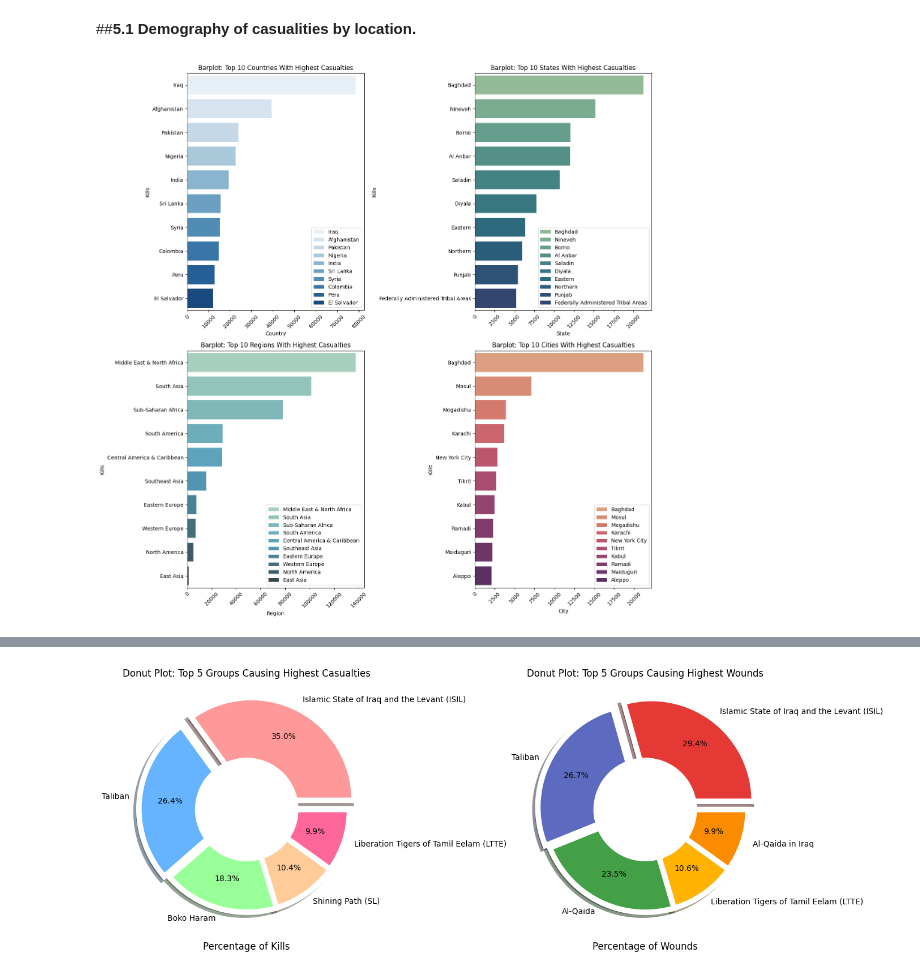
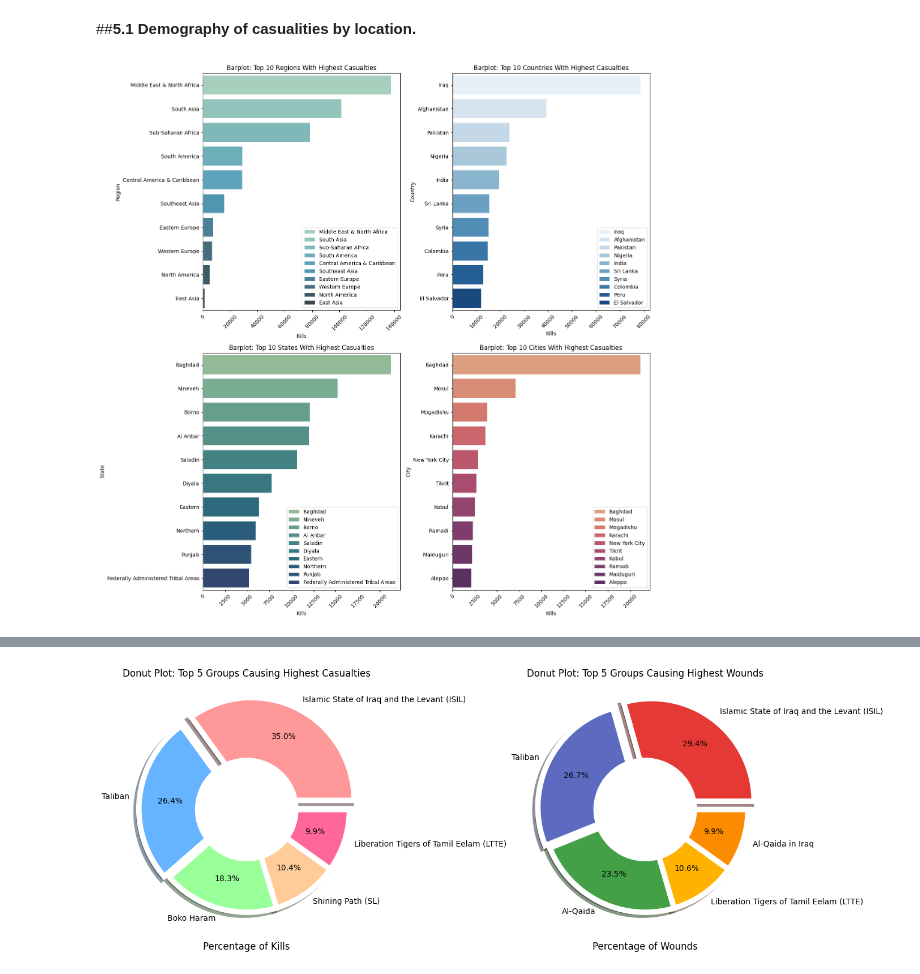
Before and after one commit to dacenish/EDA-Global-terrorism, a Jupyter notebook: Capstone_Project_Global_terrorism_EDA_by_Danish_Zia.ipynb, the cells around one changed output, grey strips where cells are left out. Saved outputs shown, nothing was run; the diff lists cells and outputs as text; code cells hidden in the pictures.

```diff
--- a/Capstone_Project_Global_terrorism_EDA_by_Danish_Zia.ipynb
+++ b/Capstone_Project_Global_terrorism_EDA_by_Danish_Zia.ipynb
@@ -292,47 +296,51 @@ top_cities = top_cities.drop('Unknown', errors='ignore')
 
 # Add margins between subplots
 plt.subplots_adjust(left=0.1, right=0.9, bottom=0.1, top=0.9, wspace=0.4, hspace=0.4)
 
 # Plot Subplot of Countries and add respective lables and tiltes
 plt.subplot(2,2,1)
+sns.barplot(y=top_regions.index, x=top_regions.values, label=top_regions.index, palette = 'GnBu_d', orient = 'h')
+plt.xlabel('Kills')
+plt.ylabel('Region')
+plt.title('Barplot: Top 10 Regions With Highest Casualties')
+plt.xticks(rotation=45)
+plt.legend()
+
+
+# Plot Subplot of States and add respective lables and tiltes
+plt.subplot(2,2,2)
 sns.barplot(y=top_countries.index, x=top_countries.values, label=top_countries.index, palette = 'Blues', orient = 'h')
-plt.xlabel('Country')
-plt.ylabel('Kills')
+plt.xlabel('Kills')
+plt.ylabel('Country')
 plt.title('Barplot: Top 10 Countries With Highest Casualties')
 plt.xticks(rotation = 45)
 plt.legend()
-# Plot Subplot of States and add respective lables and tiltes
-plt.subplot(2,2,2)
+
+
+# Plot Subplot of Regions and add respective lables and tiltes
+plt.subplot(2,2,3)
 sns.barplot(y=top_states.index, x=top_states.values, label=top_states.index, palette = 'crest', orient = 'h')
-plt.xlabel('State')
-plt.ylabel('Kills')
+plt.xlabel('Kills')
+plt.ylabel('State')
 plt.title('Barplot: Top 10 States With Highest Casualties')
 plt.xticks(rotation=45)
 plt.legend()
 
-# Plot Subplot of Regions and add respective lables and tiltes
-plt.subplot(2,2,3)
-sns.barplot(y=top_regions.index, x=top_regions.values, label=top_regions.index, palette = 'GnBu_d', orient = 'h')
-plt.xlabel('Region')
-plt.ylabel('Kills')
-plt.title('Barplot: Top 10 Regions With Highest Casualties')
-plt.xticks(rotation=45)
-plt.legend()
 
 # Plot Subplot of Cities and add respective lables and tiltes
 plt.subplot(2,2,4)
 sns.barplot(y=top_cities.index, x=top_cities.values,label=top_cities.index, palette = 'flare', orient = 'h')
-plt.xlabel('City')
-plt.ylabel('Kills')
+plt.xlabel('Kills')
+plt.ylabel('City')
 plt.title('Barplot: Top 10 Cities With Highest Casualties')
 plt.xticks(rotation=45)
 plt.legend()
 
 # Set plot size
 plt.gcf().set_size_inches(15,15)
 plt.tight_layout()
 
 # Display plot
 plt.show()
 # %% [output]
-[figure, old version]
+[figure, new version]
```
Also changed, not shown: parts of 27 cells of this notebook.
